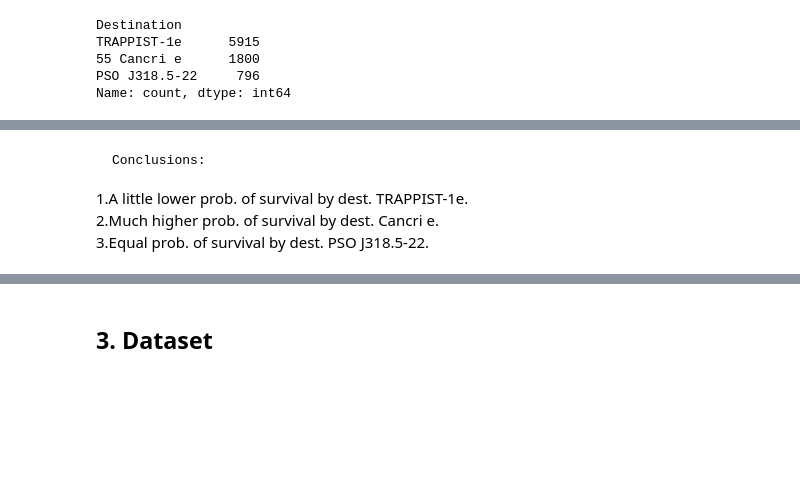
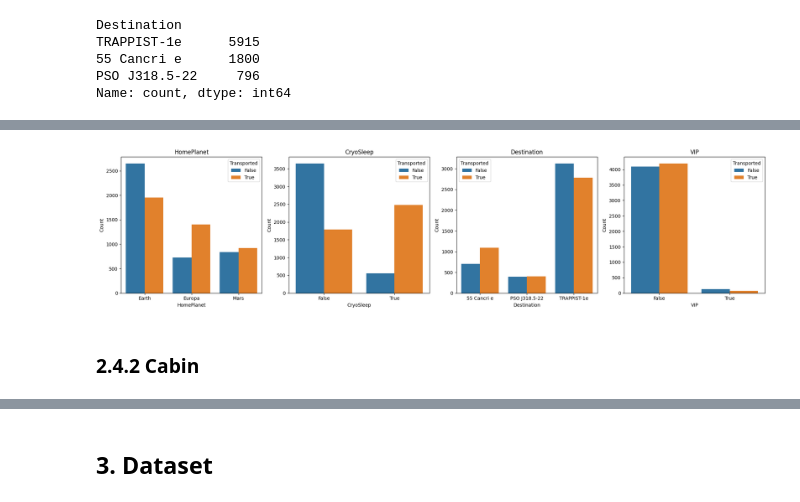
Before and after one commit to Looczky/Space_project, a Jupyter notebook: main.ipynb, the cells around one changed output, grey strips where cells are left out. Drawn from its saved outputs; the diff is of its cells as text; code cells hidden in the pictures; blank space fills up the shorter version.

```diff
--- a/main.ipynb
+++ b/main.ipynb
@@ -121,5 +142,15 @@ sns.barplot(x='Destination',y='Count' ,hue='Transported',data=dest_data)
-# %% [markdown]
-    Conclusions:
-1.A little lower prob. of survival by dest. TRAPPIST-1e.\
-2.Much higher prob. of survival by dest. Cancri e.\
-3.Equal prob. of survival by dest. PSO J318.5-22.
+# %%
+variables = ['HomePlanet', 'CryoSleep', 'Destination', 'VIP']
+fig, axs = plt.subplots(1, 4, figsize=(20, 5))
+
+for i, variable in enumerate(variables):
+    data = train.groupby([variable, 'Transported']).size().reset_index(name='Count')
+    sns.barplot(x=variable, y='Count', hue='Transported', data=data, ax=axs[i])
+    axs[i].set_title(variable)
+
+plt.tight_layout()
+plt.show()
+# %% [output]
+[figure, added]
+# %% [markdown]
+### 2.4.2 Cabin
```
Also changed, not shown: parts of 20 cells of this notebook.
